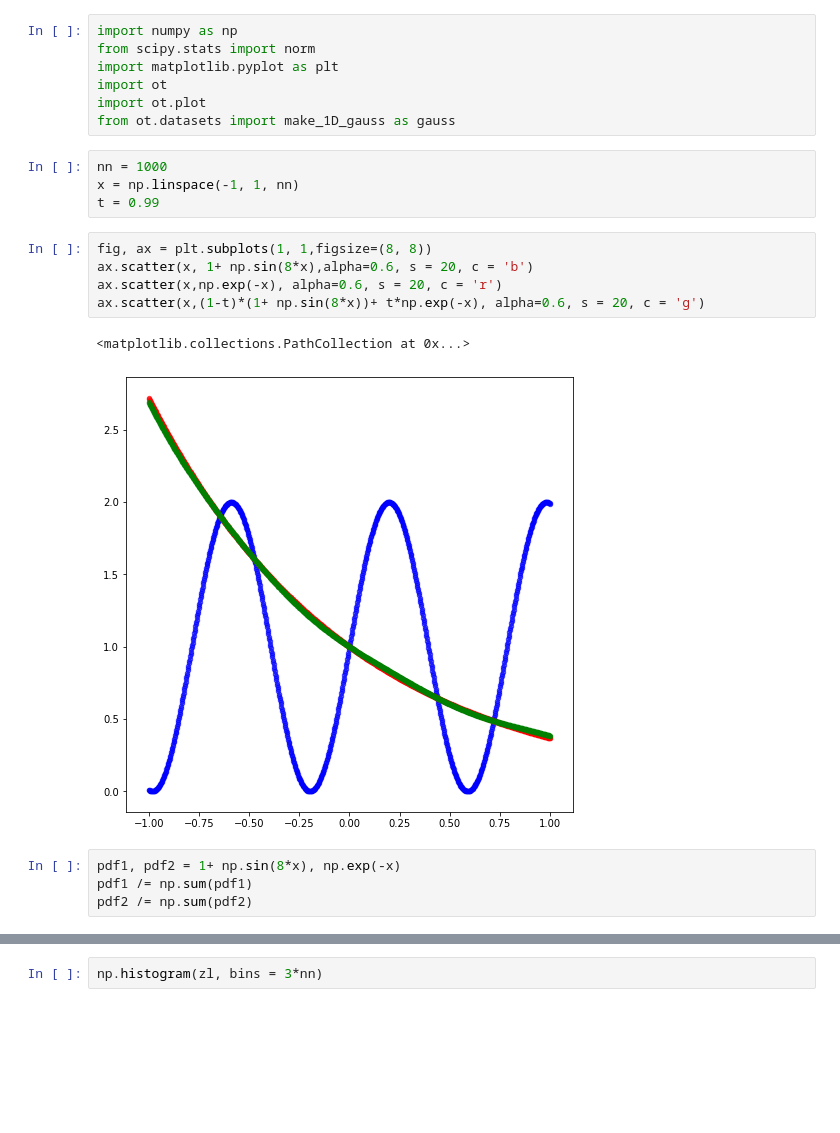
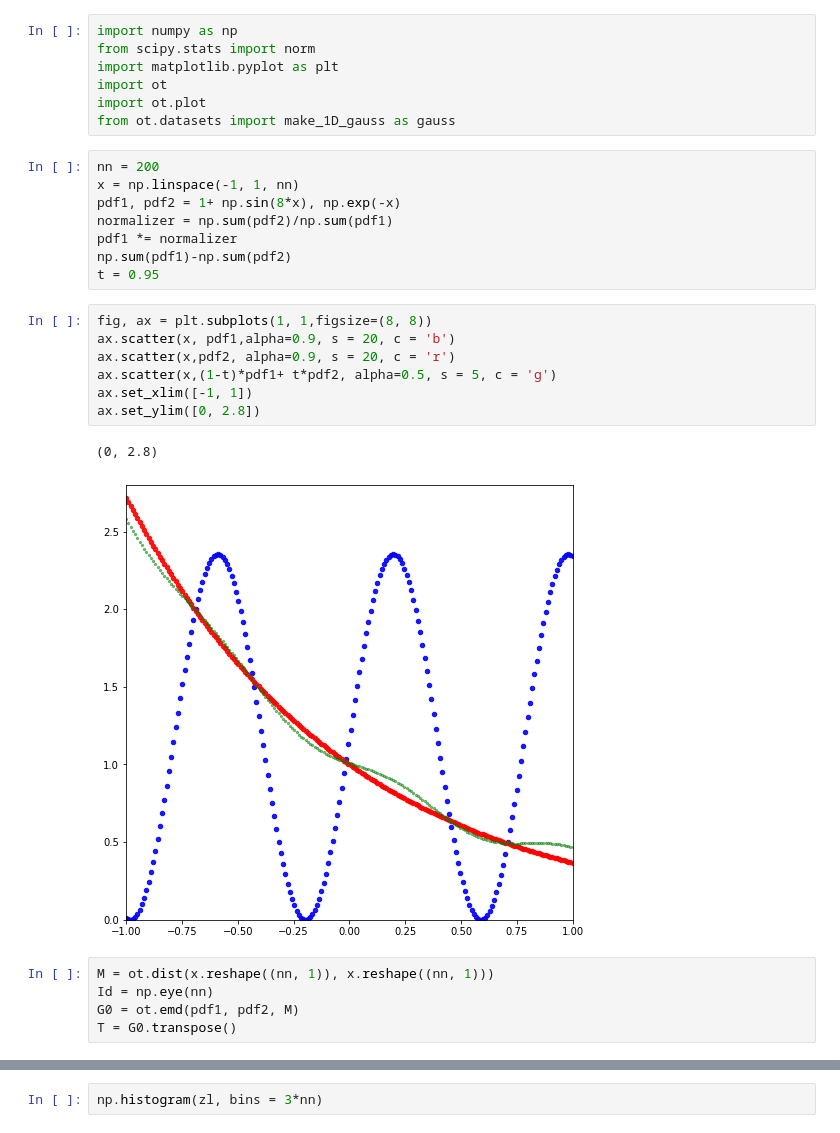
Before and after one commit to arangogithub/ot, a Jupyter notebook: optimalTransport2.ipynb, the cells around one changed output, grey strips where cells are left out. Drawn from its saved outputs; the diff is of its cells as text; blank space fills up the shorter version.

```diff
--- a/optimalTransport2.ipynb
+++ b/optimalTransport2.ipynb
@@ -7,19 +9,26 @@ import matplotlib.pyplot as plt
 import ot
 import ot.plot
 from ot.datasets import make_1D_gauss as gauss
-# %%
-nn = 1000
-x = np.linspace(-1, 1, nn)
-t = 0.99
+# %%
+nn = 200
+x = np.linspace(-1, 1, nn)
+pdf1, pdf2 = 1+ np.sin(8*x), np.exp(-x)
+normalizer = np.sum(pdf2)/np.sum(pdf1)
+pdf1 *= normalizer
+np.sum(pdf1)-np.sum(pdf2)
+t = 0.95
 # %%
 fig, ax = plt.subplots(1, 1,figsize=(8, 8))
-ax.scatter(x, 1+ np.sin(8*x),alpha=0.6, s = 20, c = 'b')
-ax.scatter(x,np.exp(-x), alpha=0.6, s = 20, c = 'r')
-ax.scatter(x,(1-t)*(1+ np.sin(8*x))+ t*np.exp(-x), alpha=0.6, s = 20, c = 'g')
+ax.scatter(x, pdf1,alpha=0.9, s = 20, c = 'b')
+ax.scatter(x,pdf2, alpha=0.9, s = 20, c = 'r')
+ax.scatter(x,(1-t)*pdf1+ t*pdf2, alpha=0.5, s = 5, c = 'g')
+ax.set_xlim([-1, 1])
+ax.set_ylim([0, 2.8])
 # %% [output]
-<matplotlib.collections.PathCollection at 0x...>
+(0, 2.8)
-[figure, old version]
+[figure, new version]
-# %%
-pdf1, pdf2 = 1+ np.sin(8*x), np.exp(-x)
-pdf1 /= np.sum(pdf1)
-pdf2 /= np.sum(pdf2)
+# %%
+M = ot.dist(x.reshape((nn, 1)), x.reshape((nn, 1)))
+Id = np.eye(nn)
+G0 = ot.emd(pdf1, pdf2, M)
+T = G0.transpose()
```
Also changed, not shown: parts of 24 cells of this notebook.
